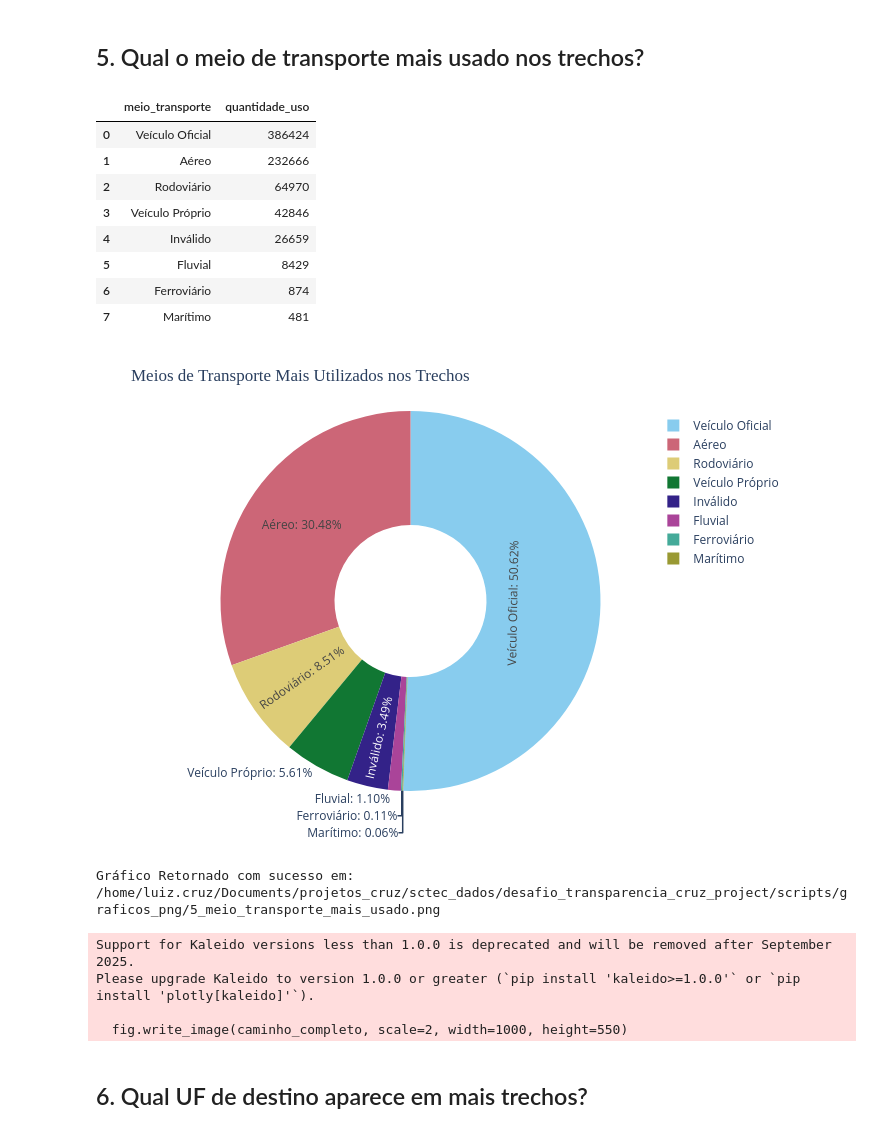
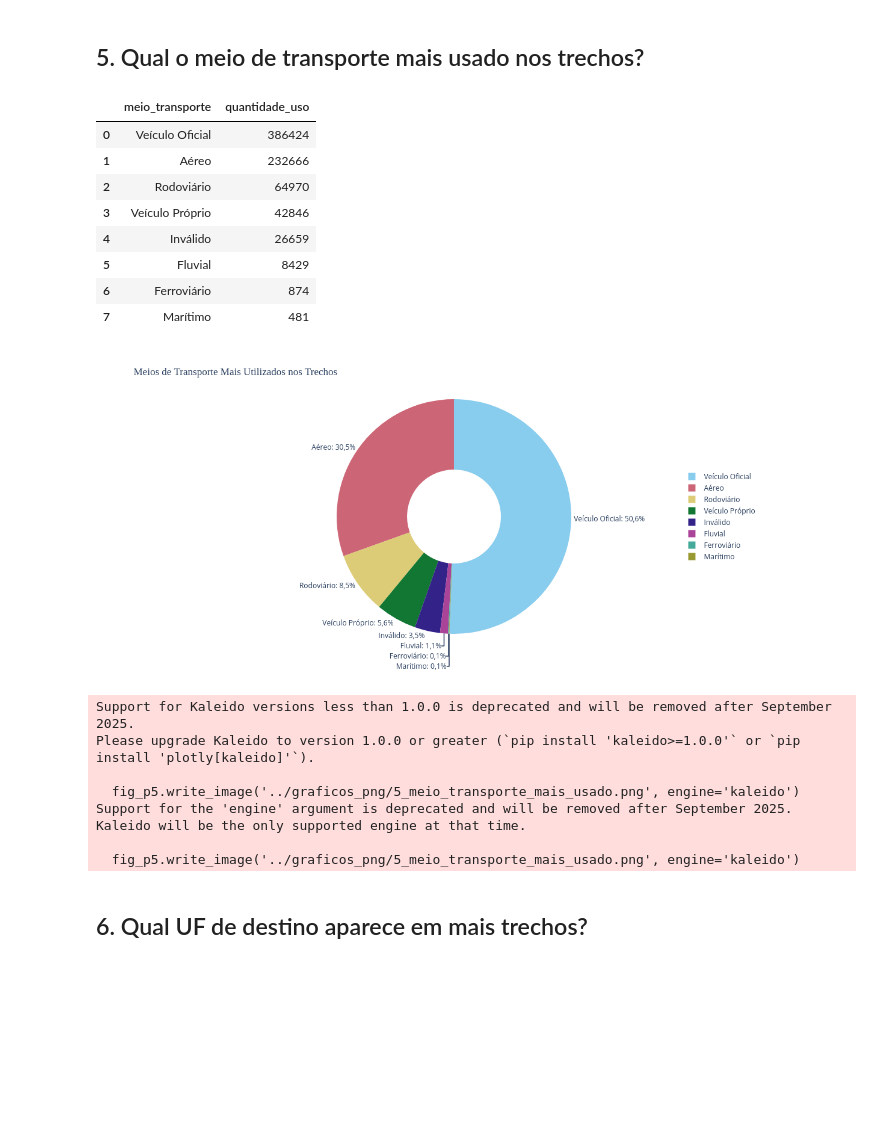
Before and after one commit to zurcx/desafio_transparencia_cruz_project, a Jupyter notebook: scripts/3_analisev1.ipynb, the cells around one changed output. Saved outputs shown, nothing was run; the diff lists cells and outputs as text; code cells hidden in the pictures; blank space fills up the shorter version.

```diff
--- a/scripts/3_analisev1.ipynb
+++ b/scripts/3_analisev1.ipynb
@@ -214,43 +338,68 @@ Please upgrade Kaleido to version 1.0.0 or greater (`pip install 'kaleido>=1.0.0
 # %%
 sql_p5 = """
 SELECT meio_transporte, COUNT(*) AS quantidade_uso
 FROM silver_trecho
 WHERE meio_transporte IS NOT NULL AND meio_transporte <> ''
 GROUP BY meio_transporte
 ORDER BY quantidade_uso DESC;
 """
 df_p5 = consultar(sql_p5)
 display(df_p5)
 
 fig_p5 = px.pie(
     df_p5, values='quantidade_uso', names='meio_transporte',
     title='Meios de Transporte Mais Utilizados nos Trechos',
-    hole=0.4, color_discrete_sequence=px.colors.qualitative.Safe
+    hole=0.4,
+    color_discrete_sequence=px.colors.qualitative.Safe
 )
-fig_p5.update_traces(textinfo='percent+label', texttemplate='%{label}: %{percent:.2%}')
+
+# Ajustado para forçar a porcentagem no padrão brasileiro (usando a vírgula definida no layout)
+fig_p5.update_traces(
+    textinfo='percent+label',
+    texttemplate='%{label}: %{percent:.1%}', # Ex: "Avião: 65,4%"
+    textposition='outside'                    # Garante que o texto fique para fora se a fatia for pequena
+)
+
+# 5. Customização do layout, largura ampliada e separadores
 fig_p5.update_layout(
     template='plotly_white',
     title_font_family='Arial Black',
-    margin=dict(l=40, r=40, t=60, b=60)
+    width=1250,                               # Mantém o padrão largo dos outros gráficos
+    height=550,
+    margin=dict(l=100, r=100, t=80, b=80),    # Margens boas para os textos externos não sumirem
+    separators=',.',                          # Troca o ponto por vírgula nas porcentagens do gráfico
+
+    # Adiciona uma legenda limpa do lado direito
+    legend=dict(
+        orientation="v",
+        yanchor="middle",
+        y=0.5,
+        xanchor="left",
+        x=1.02
+    )
 )
+
 fig_p5.show()
-salvar_grafico(fig_p5, '5_meio_transporte_mais_usado.png')
+fig_p5.write_image('../graficos_png/5_meio_transporte_mais_usado.png', engine='kaleido')
 # %% [output]
 |  | meio_transporte | quantidade_uso |
 | 0 | Veículo Oficial | 386424 |
 | 1 | Aéreo | 232666 |
 | 2 | Rodoviário | 64970 |
 | 3 | Veículo Próprio | 42846 |
 | 4 | Inválido | 26659 |
 | 5 | Fluvial | 8429 |
 | 6 | Ferroviário | 874 |
 | 7 | Marítimo | 481 |
-[figure, old version]
+[figure, new version]
-Gráfico Retornado com sucesso em: /home/luiz.cruz/Documents/projetos_cruz/sctec_dados/desafio_transparencia_cruz_project/scripts/graficos_png/5_meio_transporte_mais_usado.png
+Support for Kaleido versions less than 1.0.0 is deprecated and will be removed after September 2025.
+Please upgrade Kaleido to version 1.0.0 or greater (`pip install 'kaleido>=1.0.0'` or `pip install 'plotly[kaleido]'`).
+
+  fig_p5.write_image('../graficos_png/5_meio_transporte_mais_usado.png', engine='kaleido')
+Support for the 'engine' argument is deprecated and will be removed after September 2025.
+Kaleido will be the only supported engine at that time.
+
+  fig_p5.write_image('../graficos_png/5_meio_transporte_mais_usado.png', engine='kaleido')
-Support for Kaleido versions less than 1.0.0 is deprecated and will be removed after September 2025.
-Please upgrade Kaleido to version 1.0.0 or greater (`pip install 'kaleido>=1.0.0'` or `pip install 'plotly[kaleido]'`).
-
-  fig.write_image(caminho_completo, scale=2, width=1000, height=550)
 # %% [markdown]
 ## 6. Qual UF de destino aparece em mais trechos?
 # %%
```
Also changed, not shown: parts of 10 cells of this notebook, 14 other files.
